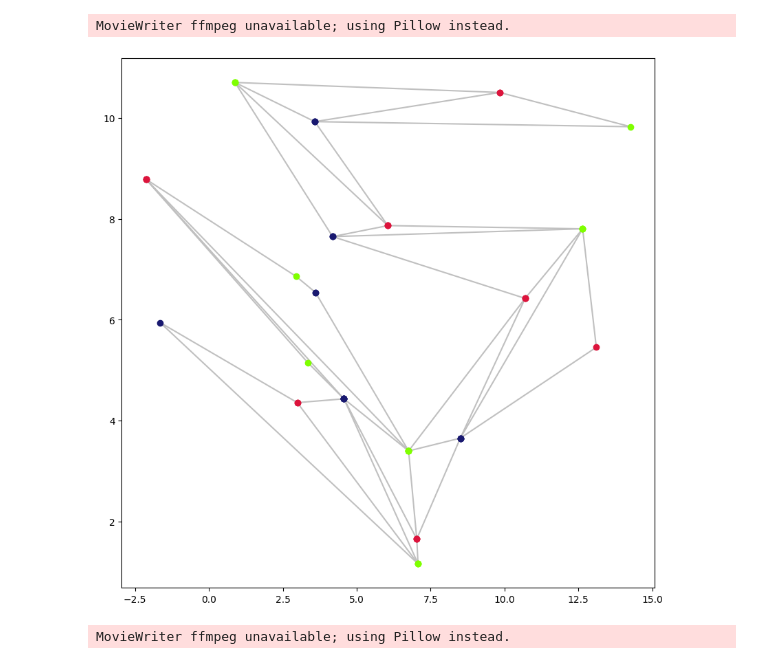
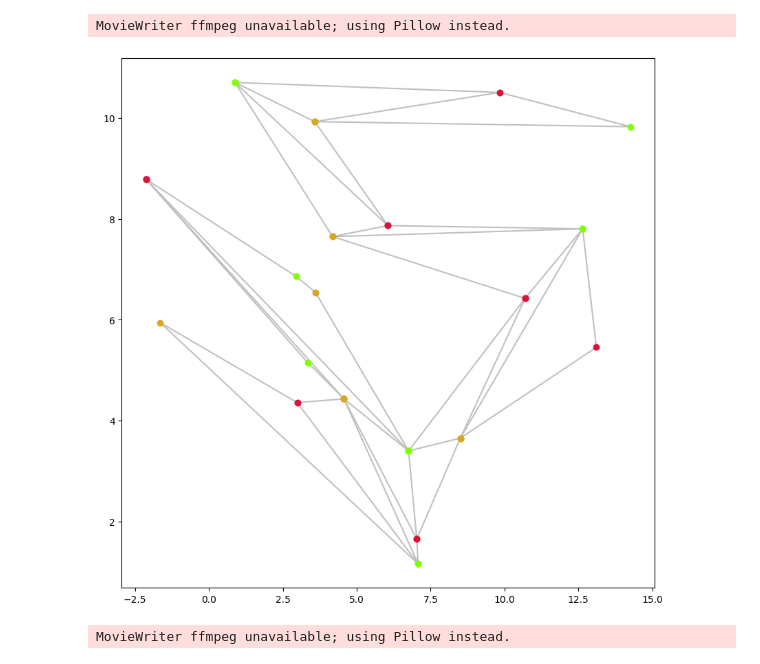
Before and after one commit to JNDJ0/TP1_ALG2, a Jupyter notebook: TP1ALG2.ipynb, the cells around one changed output. Saved outputs shown, nothing was run; the diff lists cells and outputs as text; code cells hidden in the pictures.

```diff
--- a/TP1ALG2.ipynb
+++ b/TP1ALG2.ipynb
@@ -378,20 +378,20 @@ MovieWriter ffmpeg unavailable; using Pillow instead.
 # %%
 labels_colors = {
     1: 'crimson',
     2: 'chartreuse',
-    3: 'midnightblue'
+    3: 'goldenrod'
 }
 
 plt.figure(figsize=(10, 10))
 for idx, triangle in enumerate(triangles):
   x, y, z = triangle
   i, j, k = triangles_index[idx][0], triangles_index[idx][1], triangles_index[idx][2]
 
   plt.scatter(x[0], x[1], color = labels_colors[colors[i]], zorder=2)
   plt.scatter(y[0], y[1], color = labels_colors[colors[j]], zorder=2)
   plt.scatter(z[0], z[1], color = labels_colors[colors[k]], zorder=2)
   plt.plot([x[0], y[0], z[0]], [x[1], y[1], z[1]], color = "silver", zorder=1)
 plt.show()
 # %% [output]
-[figure, old version]
+[figure, new version]
 # %%
```
Also changed, not shown: parts of 1 cell of this notebook.
